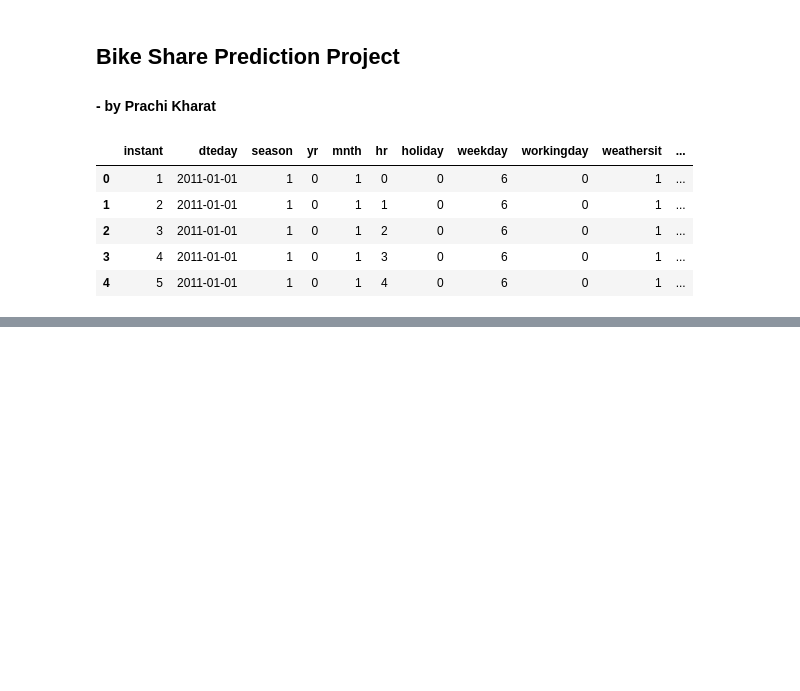
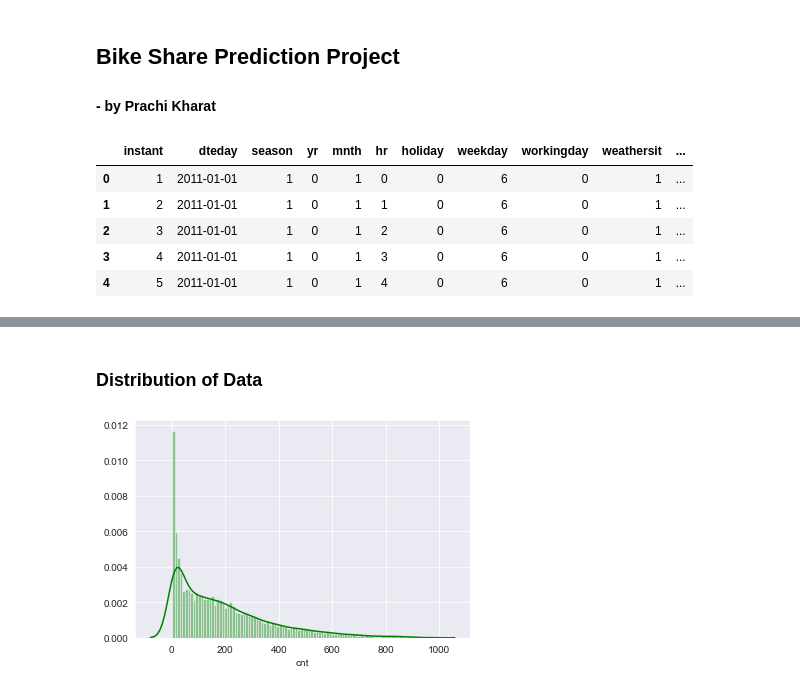
Before and after one commit to KharatPrachi72/Bikeshare, a Jupyter notebook: Notebooks/Hourly_model and EDA.ipynb, the cells around one changed output, grey strips where cells are left out. Cells and saved outputs as stored; diff of their text form; code cells hidden in the pictures; blank space fills up the shorter version.

```diff
--- a/Notebooks/Hourly_model and EDA.ipynb
+++ b/Notebooks/Hourly_model and EDA.ipynb
@@ -32,0 +83,9 @@ Check if data contains any null values
+# %% [markdown]
+### Distribution of Data
+# %%
+#Histogram for count
+sns.set_style('darkgrid')
+sns.distplot(hourly_df['cnt'], bins = 100, color = 'green')
+plt.show()
+# %% [output]
+[figure, added]
```
Also changed, not shown: parts of 18 cells of this notebook, 1 other file.
